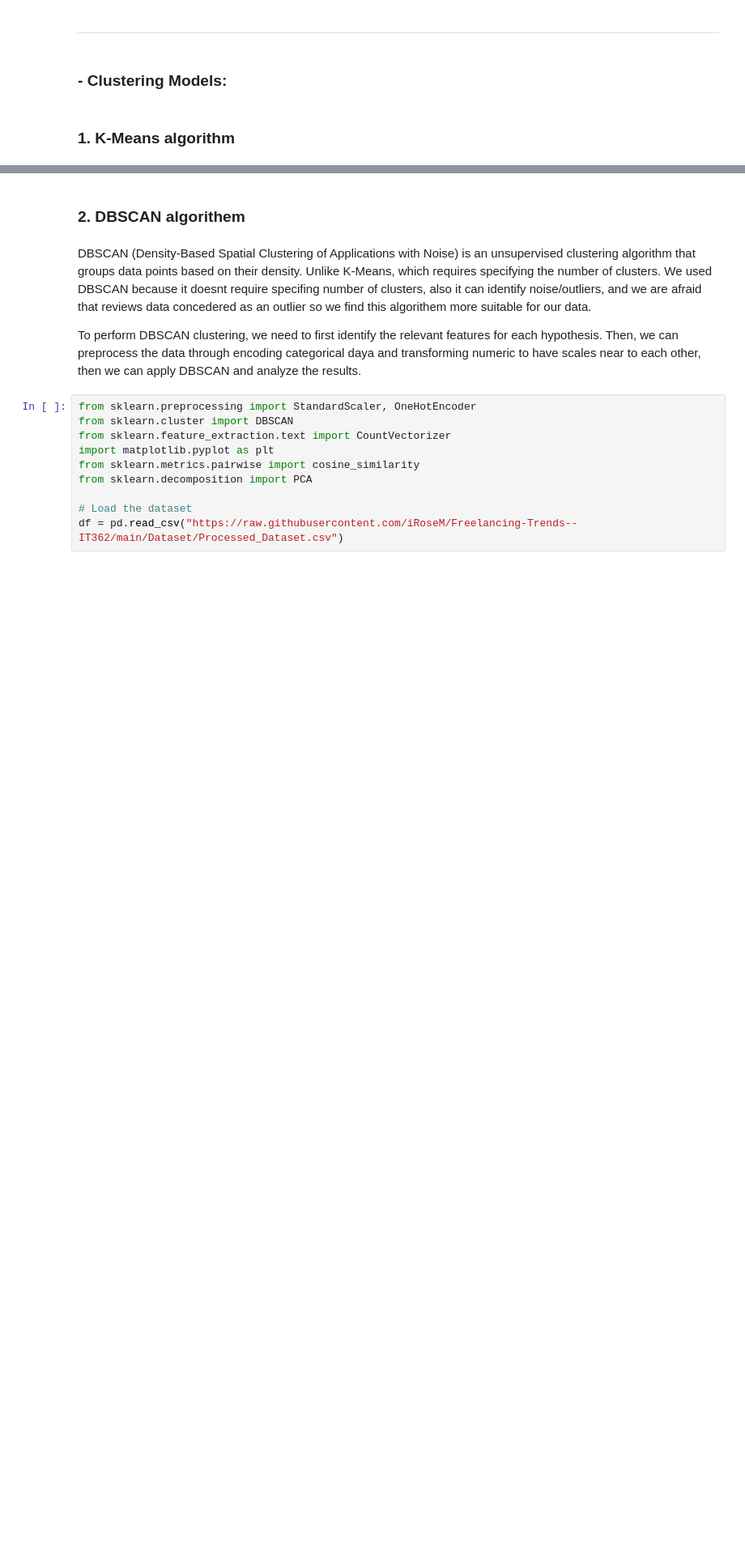
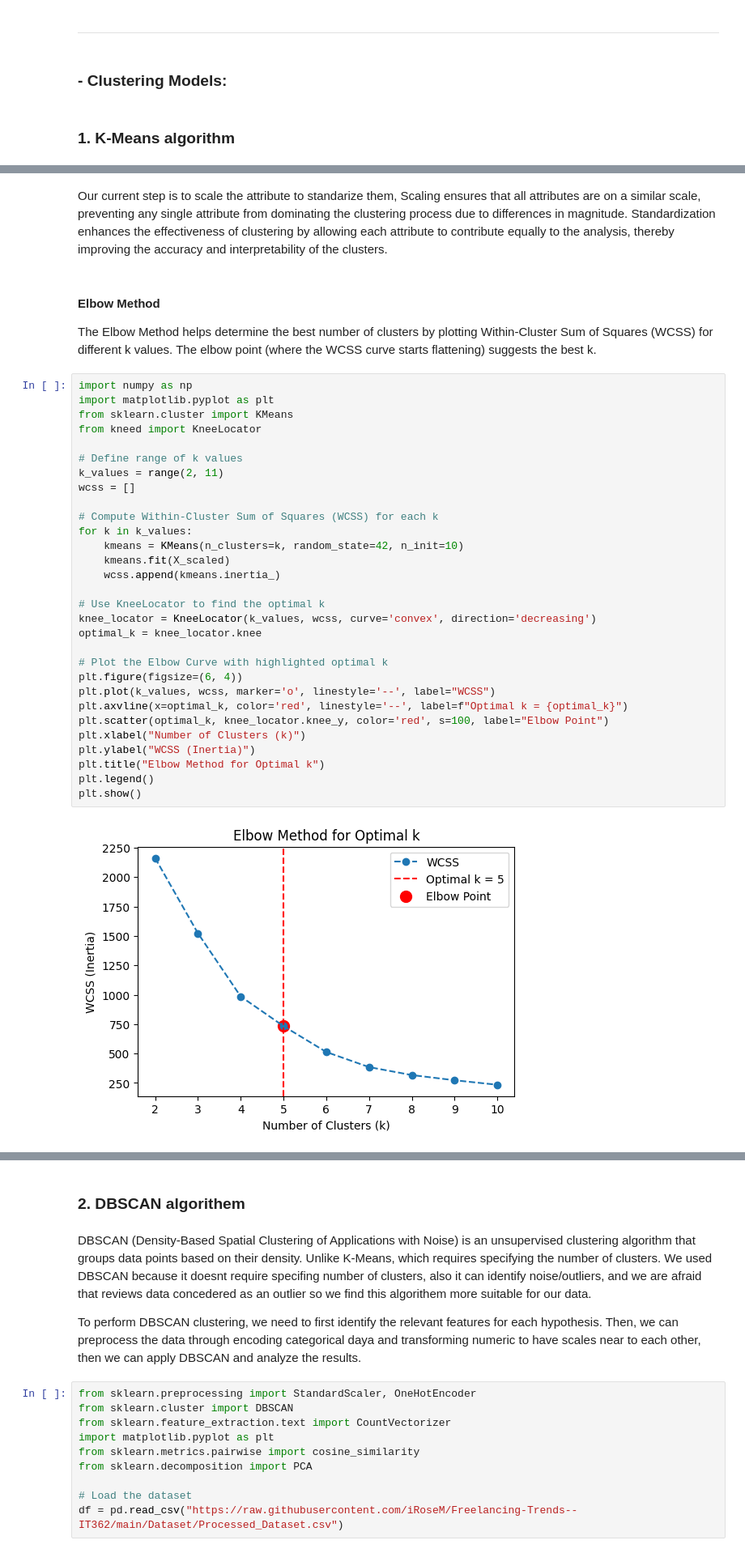
Before and after one commit to iRoseM/Freelancing-Trends--IT362, a Jupyter notebook: IT362_groub_6.ipynb, the cells around one changed output, grey strips where cells are left out. Shown at 81% size. Cells and saved outputs as stored; diff of their text form; blank space fills up the shorter version.

```diff
--- a/IT362_groub_6.ipynb
+++ b/IT362_groub_6.ipynb
@@ -1591,0 +1624,39 @@ NameError: name 'f_oneway' is not defined
+# %% [markdown]
+Our current step is to scale the attribute to standarize them, Scaling ensures that all attributes are on a similar scale, preventing any single attribute from dominating the clustering process due to differences in magnitude. Standardization enhances the effectiveness of clustering by allowing each attribute to contribute equally to the analysis, thereby improving the accuracy and interpretability of the clusters.
+# %% [markdown]
+#### Elbow Method
+
+The Elbow Method helps determine the best number of clusters by plotting Within-Cluster Sum of Squares (WCSS) for different k values.
+The elbow point (where the WCSS curve starts flattening) suggests the best k.
+# %%
+import numpy as np
+import matplotlib.pyplot as plt
+from sklearn.cluster import KMeans
+from kneed import KneeLocator
+
+# Define range of k values
+k_values = range(2, 11)
+wcss = []
+
+# Compute Within-Cluster Sum of Squares (WCSS) for each k
+for k in k_values:
+    kmeans = KMeans(n_clusters=k, random_state=42, n_init=10)
+    kmeans.fit(X_scaled)
+    wcss.append(kmeans.inertia_)
+
+# Use KneeLocator to find the optimal k
+knee_locator = KneeLocator(k_values, wcss, curve='convex', direction='decreasing')
+optimal_k = knee_locator.knee
+
+# Plot the Elbow Curve with highlighted optimal k
+plt.figure(figsize=(6, 4))
+plt.plot(k_values, wcss, marker='o', linestyle='--', label="WCSS")
+plt.axvline(x=optimal_k, color='red', linestyle='--', label=f"Optimal k = {optimal_k}")
+plt.scatter(optimal_k, knee_locator.knee_y, color='red', s=100, label="Elbow Point")
+plt.xlabel("Number of Clusters (k)")
+plt.ylabel("WCSS (Inertia)")
+plt.title("Elbow Method for Optimal k")
+plt.legend()
+plt.show()
+# %% [output]
+[figure, added]
```
Also changed, not shown: parts of 4 cells of this notebook.
